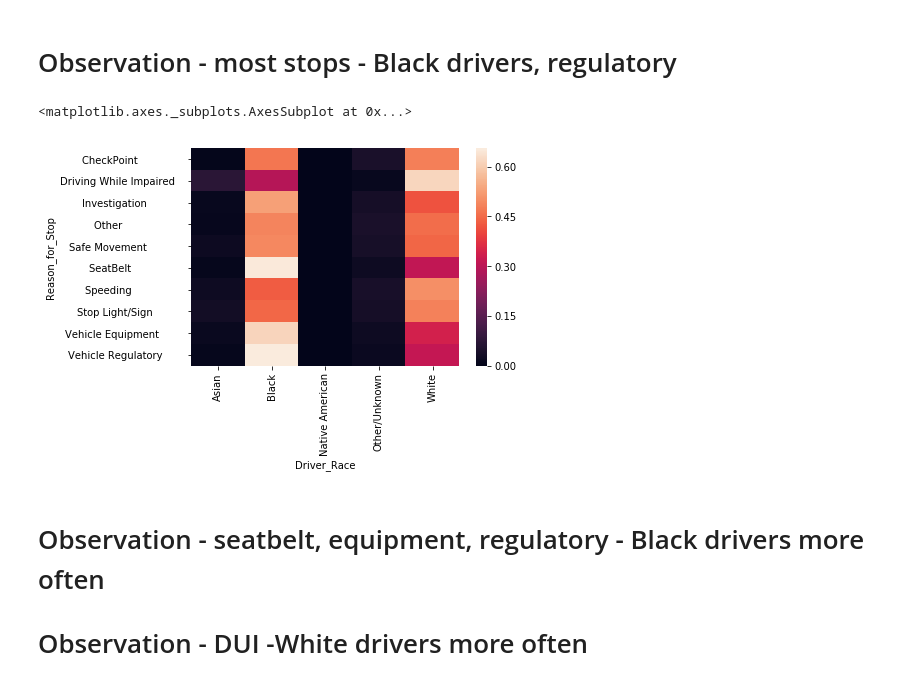
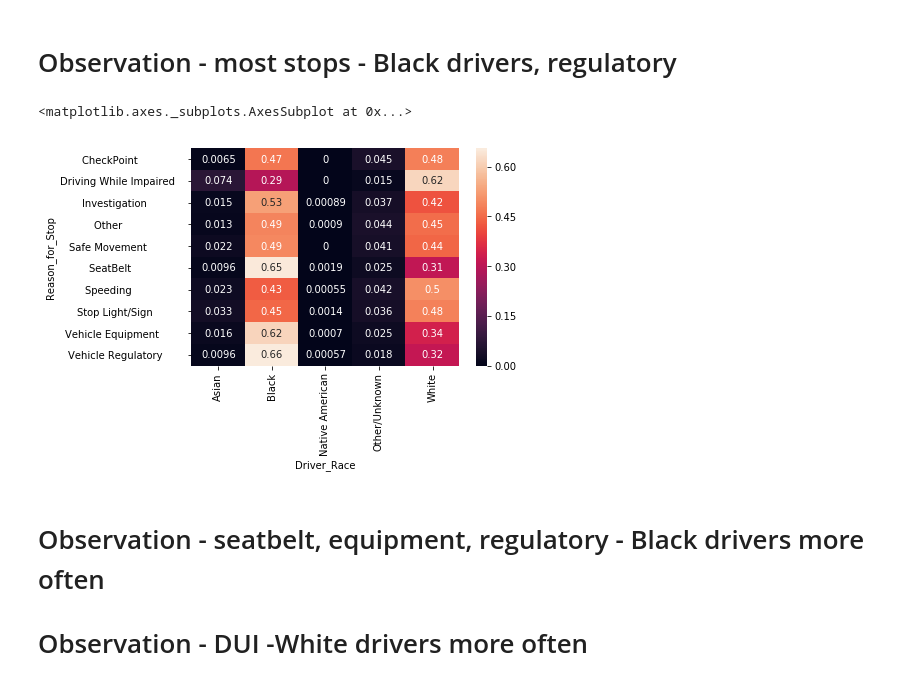
Before and after one commit to monicasehgal/project2, a Jupyter notebook: initial data exploration.ipynb, the cells around one changed output. Cells and saved outputs as stored; diff of their text form; code cells hidden in the pictures.

```diff
--- a/initial data exploration.ipynb
+++ b/initial data exploration.ipynb
@@ -6,10 +7,10 @@ import matplotlib as plt
 # %%
 # Store filepath in a variable
-file = "Officer_Traffic_Stops_Charlotte.csv"
+file = "cmpd_traffic_stops.csv"
 # %%
 # Read our Data file with the pandas library
 # Not every CSV requires an encoding, but be aware this can come up
-file_df = pd.read_csv(file_one)
+file_df = pd.read_csv(file)
 # %%
 # Show just the header
 file_df.head()
@@ -77,5 +78,3 @@ data.head()
 | 2 | 2017/04 | Vehicle Regulatory | White | Male | 19 | White | ... |
 | 3 | 2017/04 | Speeding | Hispanic/Latino | Male | 3 | White | ... |
 | 4 | 2017/04 | Stop Light/Sign | Hispanic/Latino | Female | 3 | Black | ... |
-# %%
-data['Was_a_Search_Conducted']=
@@ -126,10 +102,10 @@ sb.heatmap(ct,annot=True,fmt='')
 # Observation - most stops - Black drivers, regulatory
 # %%
 ct=pd.crosstab(data['Reason_for_Stop'],data['Driver_Race'], normalize='index')
-sb.heatmap(ct)
+sb.heatmap(ct, annot=True)
 # %% [output]
 <matplotlib.axes._subplots.AxesSubplot at 0x...>
-[figure, old version]
+[figure, new version]
 # %% [markdown]
 # Observation -  seatbelt, equipment, regulatory - Black drivers more often
 # Observation - DUI -White drivers more often
```
Also changed, not shown: parts of 46 cells of this notebook, 1 other file.
